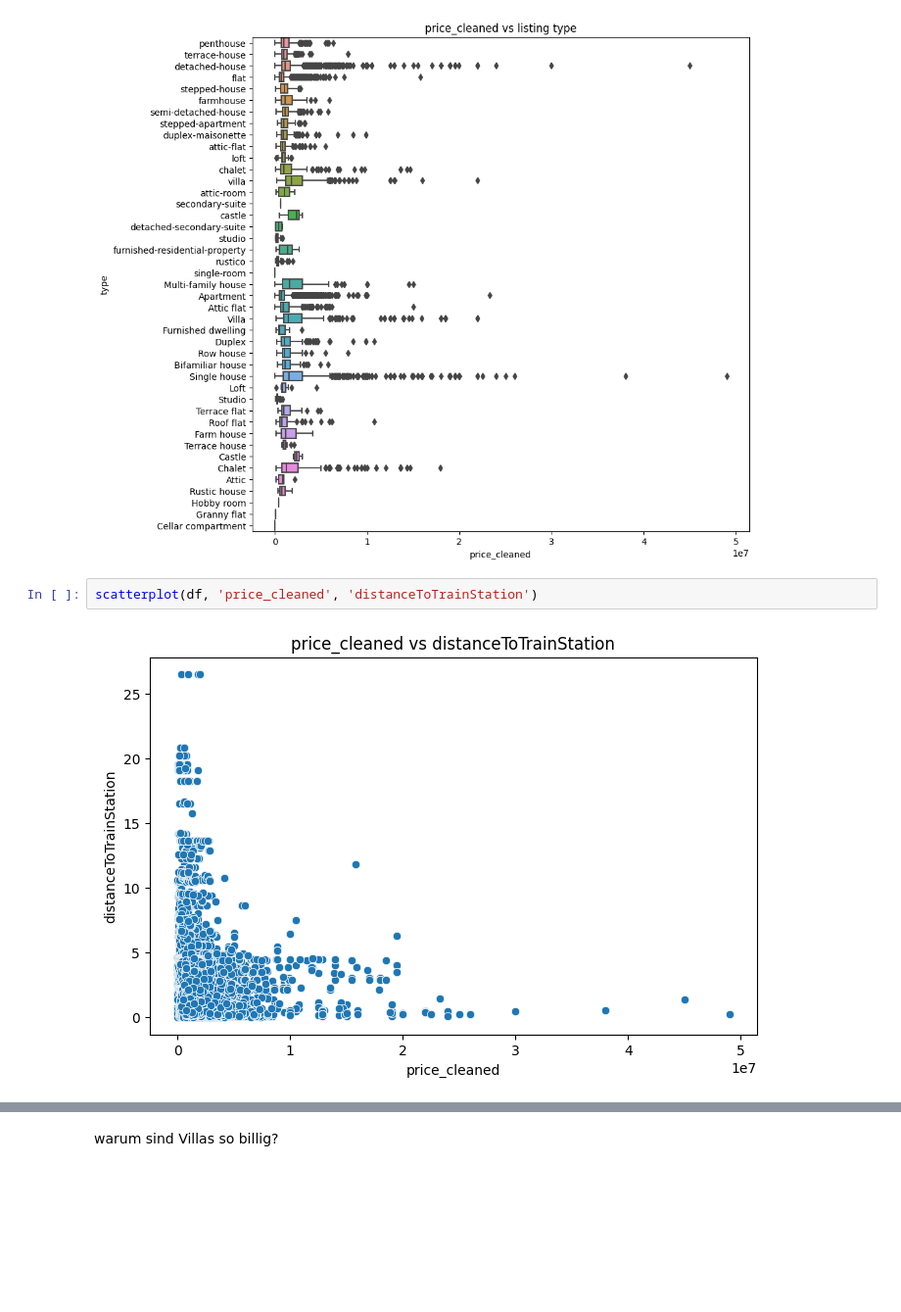
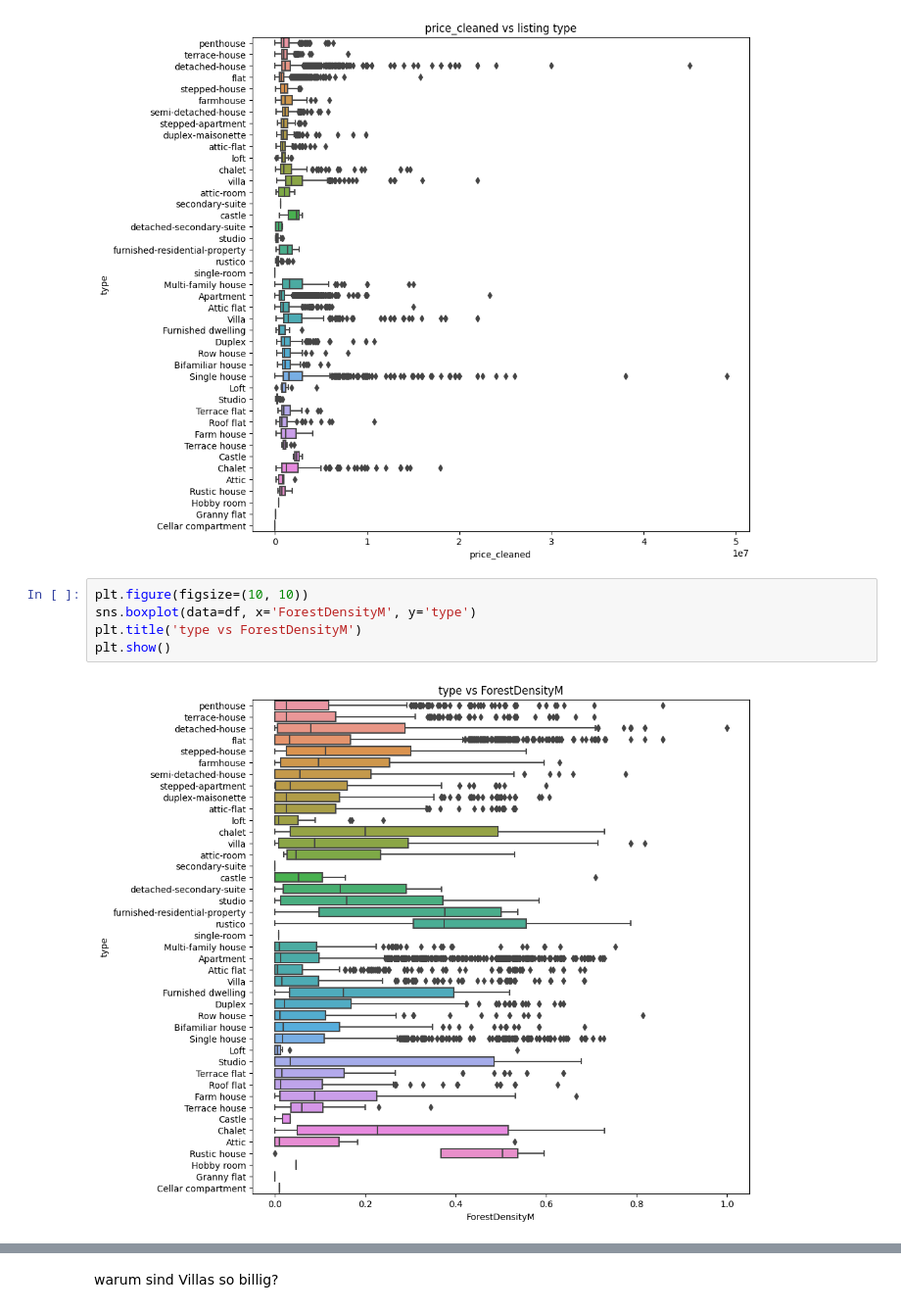
Before and after one commit to alexschillingfhnw/cml1, a Jupyter notebook: Notebooks/eda_alex.ipynb, the cells around one changed output, grey strips where cells are left out. Shown at 98% size. Saved outputs shown, nothing was run; the diff lists cells and outputs as text; blank space fills up the shorter version.

```diff
--- a/Notebooks/eda_alex.ipynb
+++ b/Notebooks/eda_alex.ipynb
@@ -172,7 +186,10 @@ plt.title('price_cleaned vs listing type')
 plt.show()
 # %% [output]
 [figure]
-# %%
-scatterplot(df, 'price_cleaned', 'distanceToTrainStation')
-# %% [output]
-[figure, removed]
+# %%
+plt.figure(figsize=(10, 10))
+sns.boxplot(data=df, x='ForestDensityM', y='type')
+plt.title('type vs ForestDensityM')
+plt.show()
+# %% [output]
+[figure, added]
```
Also changed, not shown: parts of 10 cells of this notebook.
